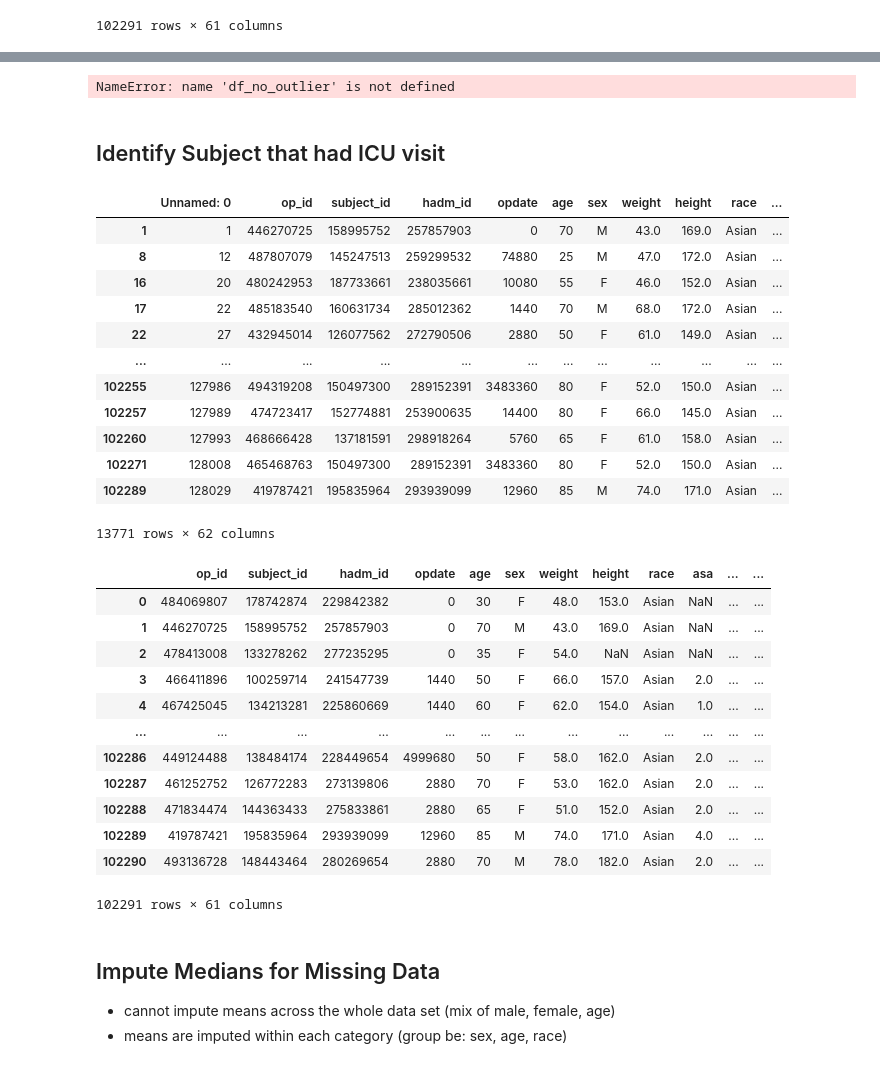
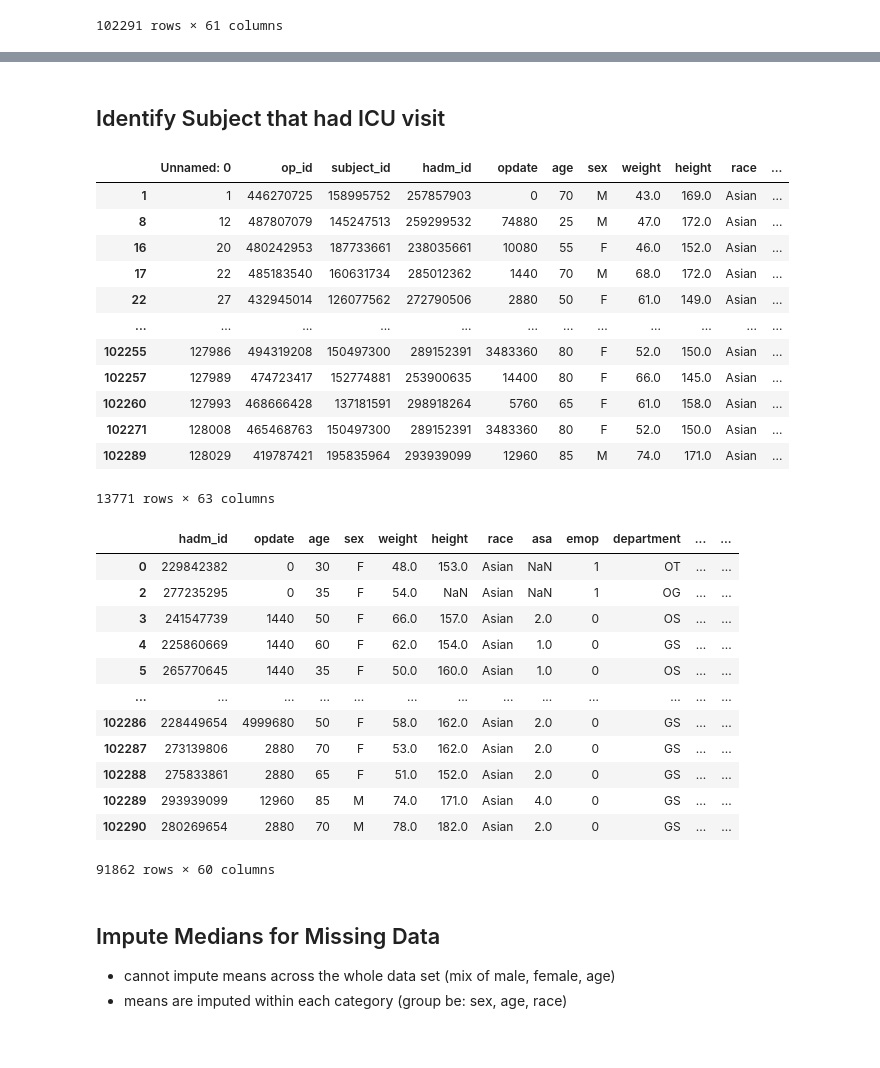
Before and after one commit to j-lepard/Prolonged_Length_of_Stay, a Jupyter notebook: _src/IC_Category/EDA_4_outliers_impute.ipynb, the cells around one changed output, grey strips where cells are left out. Cells and saved outputs as stored; diff of their text form; code cells hidden in the pictures.

```diff
--- a/_src/IC_Category/EDA_4_outliers_impute.ipynb
+++ b/_src/IC_Category/EDA_4_outliers_impute.ipynb
@@ -41,16 +41,16 @@ df['LOS']=(df['discharge_time']-df['orout_time'])/1440 # LOS is time following s
 
 # Define a function to calculate the 75th percentile for a series
 def calculate_percentile_75(series):
-    return series.quantile(0.75)
+    return series.quantile(0.90)
 
 # Apply the function to each group's 'icd10_pcs' and create a new column for the 75th percentile
-df['percentile_75'] = df.groupby('icd10_pcs')['LOS'].transform(calculate_percentile_75)
+df['percentile_90'] = df.groupby('icd10_pcs')['LOS'].transform(calculate_percentile_75)
 
 # Create a new column with 0/1 based on the condition, using the group-specific 75th percentile
-df['is_outlier'] = np.where(df['LOS'] > df['percentile_75'], 1, 0)
+df['is_outlier'] = np.where(df['LOS'] > df['percentile_90'], 1, 0)
 
 # Drop the 'percentile_75' column if it's no longer needed
-df.drop('percentile_75', axis=1, inplace=True)
+df.drop('percentile_90', axis=1, inplace=True)
 
 df
 # %% [output]
@@ -69,0 +73,28 @@ df
+# %%
+import pandas as pd
+import numpy as np
+
+# Define functions to calculate the mean and standard deviation for a series
+def calculate_mean(series):
+    return series.mean()
+
+def calculate_std(series):
+    return series.std()
+
+# Apply the functions to each group's 'column_name' to create new columns for the mean and standard deviation
+df['group_mean'] = df.groupby('icd10_pcs')['LOS'].transform(calculate_mean)
+df['group_std'] = df.groupby('icd10_pcs')['LOS'].transform(calculate_std)
+
+# Define one standard deviation away from the mean
+df['mean_plus_std'] = df['group_mean'] + df['group_std']
+
+# Create a new column with 0/1 based on the condition,
+# using the group-specific mean and standard deviation
+df['prolonged_LOS'] = np.where(df['LOS'] > df['group_std'], 1, 0)
+
+# Drop the 'group_mean' and 'group_std' columns if they're no longer needed
+df.drop(['group_mean', 'group_std', 'mean_plus_std'], axis=1, inplace=True)
+
+# Optionally, if you still need the filtered DataFrame without outliers, you can filter the DataFrame
+df_filtered = df[(df['prolonged_LOS'] == 1 )&(df['is_outlier'] == 0) ]
+df_filtered
@@ -73,8 +118,6 @@ import plotly.express as px
 
 fig = px.violin(df_no_outlier, y="LOS", x="icd10_pcs", color="sex", box=True,hover_data=df.columns)
 fig.show()
-# %% [output]
-NameError: name 'df_no_outlier' is not defined
 # %% [markdown]
 ## Identify Subject that had ICU visit
 # %%
@@ -97,24 +140,27 @@ df[df['icu_visit']== True]
 | 102260 | 127993 | 468666428 | 137181591 | 298918264 | 5760 | 65 | F | 61.0 | 158.0 | Asian | ... |
 | 102271 | 128008 | 465468763 | 150497300 | 289152391 | 3483360 | 80 | F | 52.0 | 150.0 | Asian | ... |
 | 102289 | 128029 | 419787421 | 195835964 | 293939099 | 12960 | 85 | M | 74.0 | 171.0 | Asian | ... |
-13771 rows × 62 columns
+13771 rows × 63 columns
 # %%
+## Drop extra column. Exclude Outliers from further analysis.
+
 df = df.drop(df.columns[0], axis=1)
+df = df[df['is_outlier'] == 0 ]
 df
 # %% [output]
-|  | op_id | subject_id | hadm_id | opdate | age | sex | weight | height | race | asa | ... | ... |
-| 0 | 484069807 | 178742874 | 229842382 | 0 | 30 | F | 48.0 | 153.0 | Asian | NaN | ... | ... |
-| 1 | 446270725 | 158995752 | 257857903 | 0 | 70 | M | 43.0 | 169.0 | Asian | NaN | ... | ... |
-| 2 | 478413008 | 133278262 | 277235295 | 0 | 35 | F | 54.0 | NaN | Asian | NaN | ... | ... |
-| 3 | 466411896 | 100259714 | 241547739 | 1440 | 50 | F | 66.0 | 157.0 | Asian | 2.0 | ... | ... |
-| 4 | 467425045 | 134213281 | 225860669 | 1440 | 60 | F | 62.0 | 154.0 | Asian | 1.0 | ... | ... |
+|  | hadm_id | opdate | age | sex | weight | height | race | asa | emop | department | ... | ... |
+| 0 | 229842382 | 0 | 30 | F | 48.0 | 153.0 | Asian | NaN | 1 | OT | ... | ... |
+| 2 | 277235295 | 0 | 35 | F | 54.0 | NaN | Asian | NaN | 1 | OG | ... | ... |
+| 3 | 241547739 | 1440 | 50 | F | 66.0 | 157.0 | Asian | 2.0 | 0 | OS | ... | ... |
+| 4 | 225860669 | 1440 | 60 | F | 62.0 | 154.0 | Asian | 1.0 | 0 | GS | ... | ... |
+| 5 | 265770645 | 1440 | 35 | F | 50.0 | 160.0 | Asian | 1.0 | 0 | OS | ... | ... |
 | ... | ... | ... | ... | ... | ... | ... | ... | ... | ... | ... | ... | ... |
-| 102286 | 449124488 | 138484174 | 228449654 | 4999680 | 50 | F | 58.0 | 162.0 | Asian | 2.0 | ... | ... |
-| 102287 | 461252752 | 126772283 | 273139806 | 2880 | 70 | F | 53.0 | 162.0 | Asian | 2.0 | ... | ... |
-| 102288 | 471834474 | 144363433 | 275833861 | 2880 | 65 | F | 51.0 | 152.0 | Asian | 2.0 | ... | ... |
-| 102289 | 419787421 | 195835964 | 293939099 | 12960 | 85 | M | 74.0 | 171.0 | Asian | 4.0 | ... | ... |
-| 102290 | 493136728 | 148443464 | 280269654 | 2880 | 70 | M | 78.0 | 182.0 | Asian | 2.0 | ... | ... |
+| 102286 | 228449654 | 4999680 | 50 | F | 58.0 | 162.0 | Asian | 2.0 | 0 | GS | ... | ... |
+| 102287 | 273139806 | 2880 | 70 | F | 53.0 | 162.0 | Asian | 2.0 | 0 | GS | ... | ... |
+| 102288 | 275833861 | 2880 | 65 | F | 51.0 | 152.0 | Asian | 2.0 | 0 | GS | ... | ... |
+| 102289 | 293939099 | 12960 | 85 | M | 74.0 | 171.0 | Asian | 4.0 | 0 | GS | ... | ... |
+| 102290 | 280269654 | 2880 | 70 | M | 78.0 | 182.0 | Asian | 2.0 | 0 | GS | ... | ... |
-102291 rows × 61 columns
+91862 rows × 60 columns
 # %% [markdown]
 ## Impute Medians for Missing Data
 * cannot impute means across the whole data set (mix of male, female, age)
```
Also changed, not shown: parts of 4 cells of this notebook.
